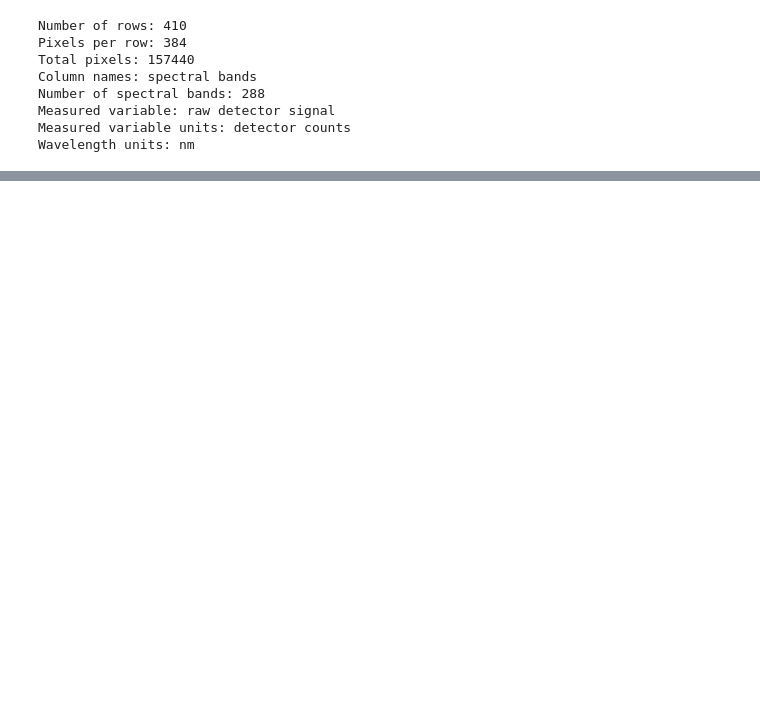
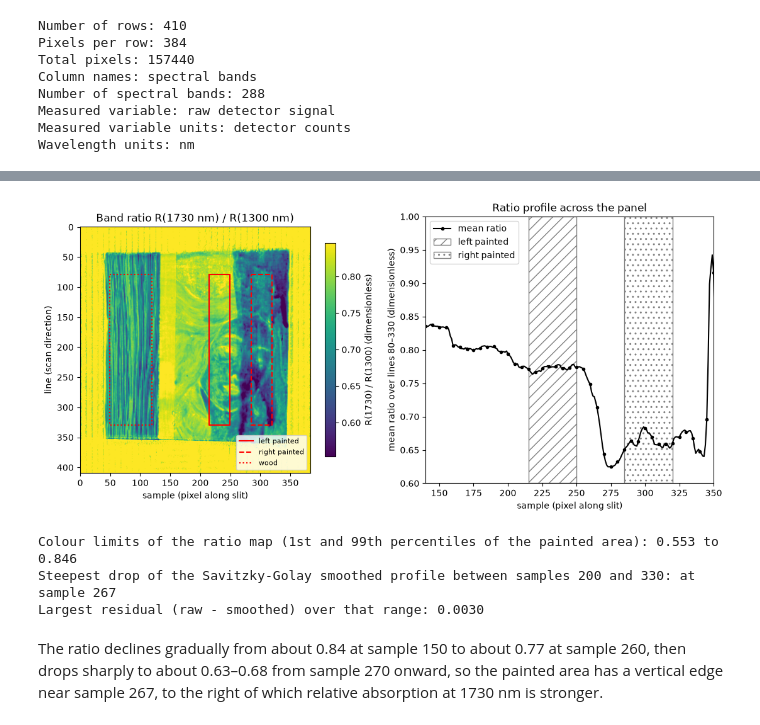
Before and after one commit to mitingc/chem427-project, a Jupyter notebook: topic.ipynb, the cells around one changed output, grey strips where cells are left out. Drawn from its saved outputs; the diff is of its cells as text; code cells hidden in the pictures; blank space fills up the shorter version.

```diff
--- a/topic.ipynb
+++ b/topic.ipynb
@@ -71,0 +445,53 @@ Wavelength units: nm
+# %%
+from scipy.signal import savgol_filter
+import scipy
+
+
+def provisional_band_reflectance(target_nm):
+    """Reflectance averaged over +/-BAND_HALF_WIDTH bands, with references averaged over their lines."""
+    k = band_index(target_nm)
+    window = slice(k - BAND_HALF_WIDTH, k + BAND_HALF_WIDTH + 1)
+    dark = dark_cube[:, :, window].mean(axis=0)    # counts, (samples, bands)
+    white = white_cube[:, :, window].mean(axis=0)  # counts, (samples, bands)
+    return ((cube[:, :, window] - dark) / (white - dark)).mean(axis=2)  # dimensionless
+
+
+ratio_image = provisional_band_reflectance(ABSORPTION_BAND_NM) / provisional_band_reflectance(BASELINE_BAND_NM)
+ratio_profile = ratio_image[REGION_LINES[0]:REGION_LINES[1]].mean(axis=0)  # dimensionless, one per sample
+
+fig, (ax_img, ax_prof) = plt.subplots(1, 2, figsize=(13, 5.5))
+painted_ratio = ratio_image[PAINTED_LINES[0]:PAINTED_LINES[1], PAINTED_SAMPLES[0]:PAINTED_SAMPLES[1]]
+ratio_vmin, ratio_vmax = np.nanpercentile(painted_ratio, COLOR_PERCENTILES)  # colour limits (session 7)
+im = ax_img.imshow(ratio_image, cmap="viridis", vmin=ratio_vmin, vmax=ratio_vmax)
+outline_regions(ax_img, ["left painted", "right painted", "wood"])
+fig.colorbar(im, ax=ax_img, label="R(1730) / R(1300) (dimensionless)", shrink=0.8)
+ax_img.set_xlabel("sample (pixel along slit)")
+ax_img.set_ylabel("line (scan direction)")
+ax_img.set_title("Band ratio R(1730 nm) / R(1300 nm)")
+ax_img.legend(loc="lower right", fontsize=8)
+
+ax_prof.plot(np.arange(samples), ratio_profile, linestyle="-", marker=".", markevery=5, color="black",
+             label="mean ratio")
+for name, hatch in (("left painted", "//"), ("right painted", "..")):
+    _, (s0, s1), _ = REGIONS[name]
+    ax_prof.axvspan(s0, s1, facecolor="none", edgecolor="gray", hatch=hatch, label=name)
+ax_prof.set_xlim(140, 350)
+ax_prof.set_ylim(0.6, 1.0)
+ax_prof.set_xlabel("sample (pixel along slit)")
+ax_prof.set_ylabel(f"mean ratio over lines {REGION_LINES[0]}–{REGION_LINES[1]} (dimensionless)")
+ax_prof.set_title("Ratio profile across the panel")
+ax_prof.legend()
+plt.show()
+
+smoothed_profile = savgol_filter(ratio_profile, SMOOTHING_WINDOW_SAMPLES, SMOOTHING_POLYORDER)  # Savitzky-Golay (session 11)
+steepest_drop = EDGE_SEARCH_SAMPLES[0] + int(np.argmin(np.diff(smoothed_profile)[EDGE_SEARCH_SAMPLES[0]:EDGE_SEARCH_SAMPLES[1]]))
+print(f"Colour limits of the ratio map (1st and 99th percentiles of the painted area): {ratio_vmin:.3f} to {ratio_vmax:.3f}")
+print(f"Steepest drop of the Savitzky-Golay smoothed profile between samples {EDGE_SEARCH_SAMPLES[0]} and {EDGE_SEARCH_SAMPLES[1]}: at sample {steepest_drop}")
+print(f"Largest residual (raw - smoothed) over that range: {np.max(np.abs(ratio_profile - smoothed_profile)[EDGE_SEARCH_SAMPLES[0]:EDGE_SEARCH_SAMPLES[1]]):.4f}")
+# %% [output]
+[figure, added]
+Colour limits of the ratio map (1st and 99th percentiles of the painted area): 0.553 to 0.846
+Steepest drop of the Savitzky-Golay smoothed profile between samples 200 and 330: at sample 267
+Largest residual (raw - smoothed) over that range: 0.0030
+# %% [markdown]
+The ratio declines gradually from about 0.84 at sample 150 to about 0.77 at sample 260, then drops sharply to about 0.63–0.68 from sample 270 onward, so the painted area has a vertical edge near sample 267, to the right of which relative absorption at 1730 nm is stronger.
```
Also changed, not shown: parts of 51 cells of this notebook, 9 other files.
